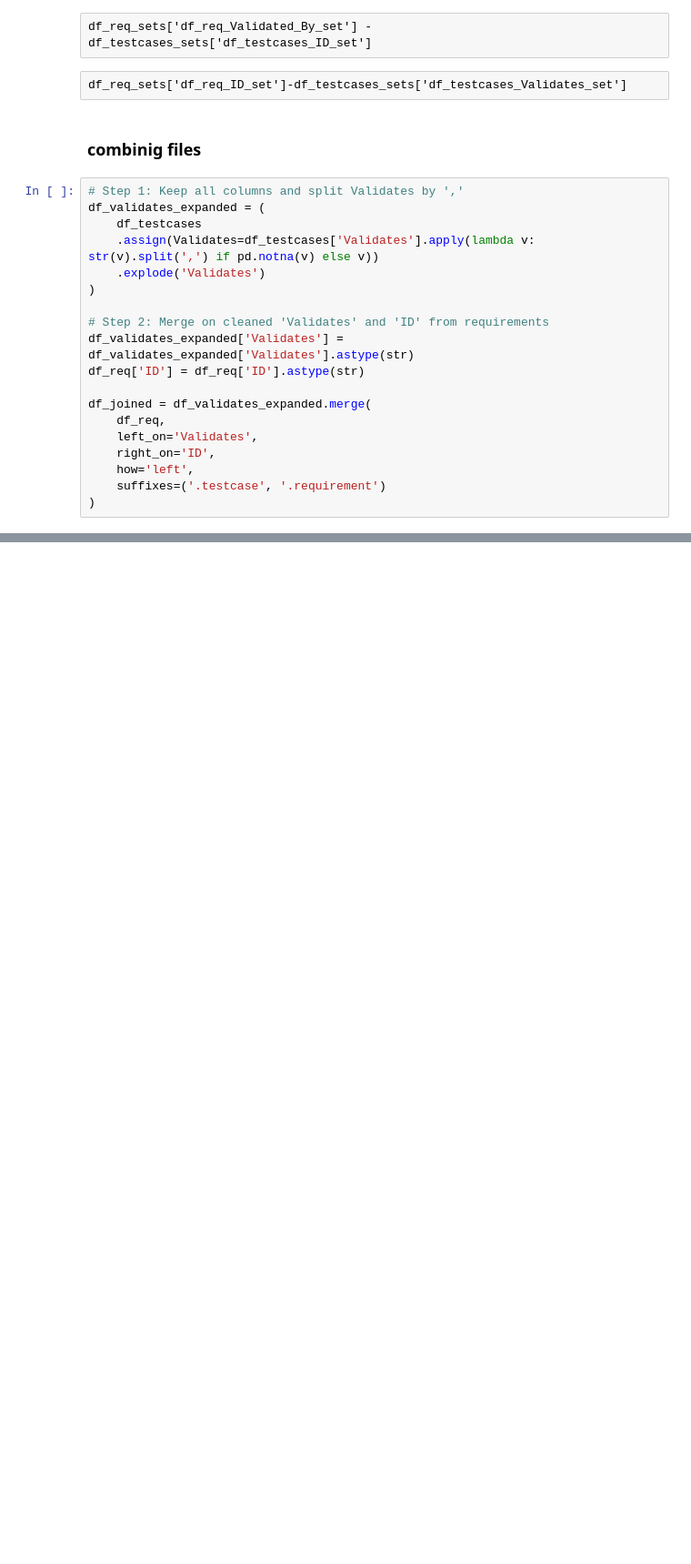
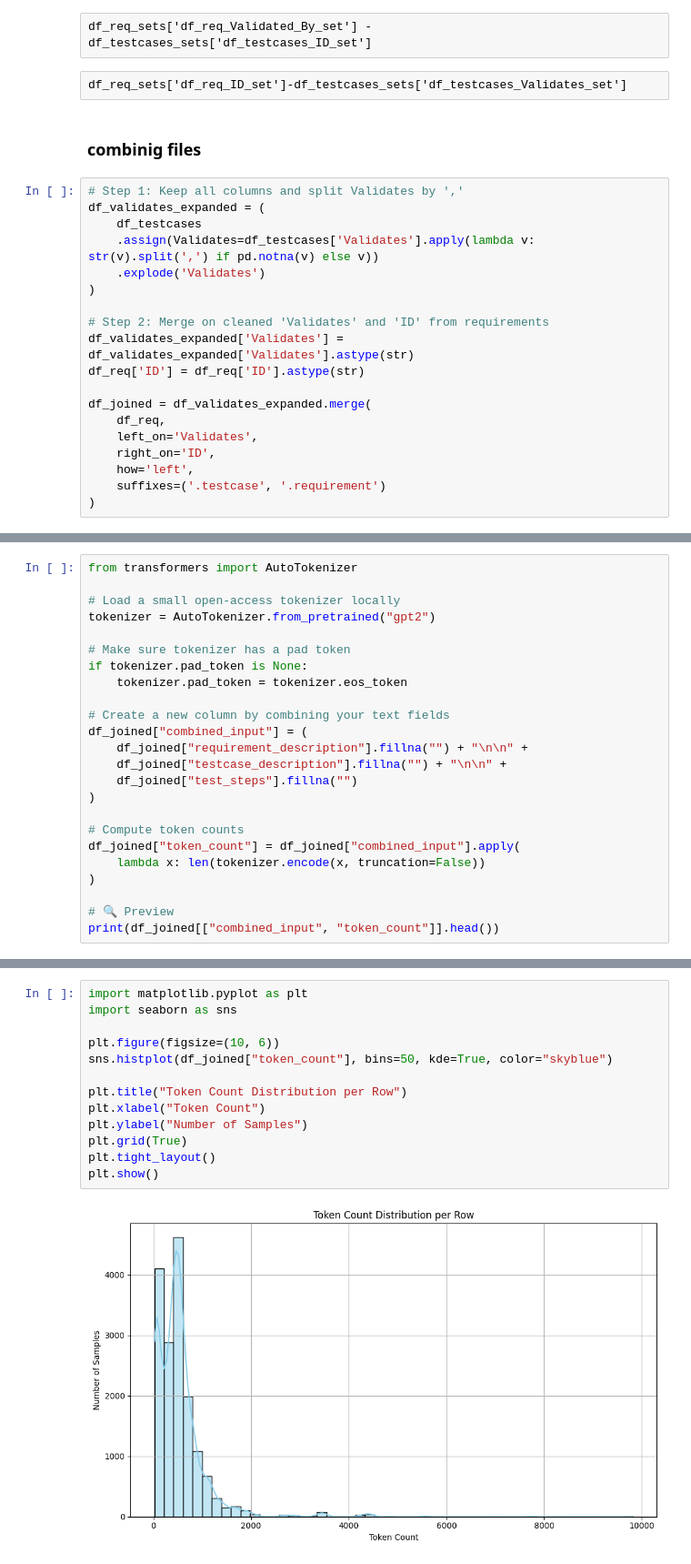
Before and after one commit to Koushik-Ambadi/llm-finetuning, a Jupyter notebook: jupyterNotebooks/initial_data_exploration.ipynb, the cells around one changed output, grey strips where cells are left out. Shown: that part at 91% size. Cells and saved outputs as stored; diff of their text form; blank space fills up the shorter version.

```diff
--- a/jupyterNotebooks/initial_data_exploration.ipynb
+++ b/jupyterNotebooks/initial_data_exploration.ipynb
@@ -401,0 +429,24 @@ df_testcases
+# %%
+from transformers import AutoTokenizer
+
+# Load a small open-access tokenizer locally
+tokenizer = AutoTokenizer.from_pretrained("gpt2")
+
+# Make sure tokenizer has a pad token
+if tokenizer.pad_token is None:
+    tokenizer.pad_token = tokenizer.eos_token
+
+# Create a new column by combining your text fields
+df_joined["combined_input"] = (
+    df_joined["requirement_description"].fillna("") + "\n\n" +
+    df_joined["testcase_description"].fillna("") + "\n\n" +
+    df_joined["test_steps"].fillna("")
+)
+
+# Compute token counts
+df_joined["token_count"] = df_joined["combined_input"].apply(
+    lambda x: len(tokenizer.encode(x, truncation=False))
+)
+
+# 🔍 Preview
+print(df_joined[["combined_input", "token_count"]].head())
@@ -401,0 +471,15 @@ df_testcases
+# %%
+import matplotlib.pyplot as plt
+import seaborn as sns
+
+plt.figure(figsize=(10, 6))
+sns.histplot(df_joined["token_count"], bins=50, kde=True, color="skyblue")
+
+plt.title("Token Count Distribution per Row")
+plt.xlabel("Token Count")
+plt.ylabel("Number of Samples")
+plt.grid(True)
+plt.tight_layout()
+plt.show()
+# %% [output]
+[figure, added]
```
Also changed, not shown: parts of 6 cells of this notebook.
